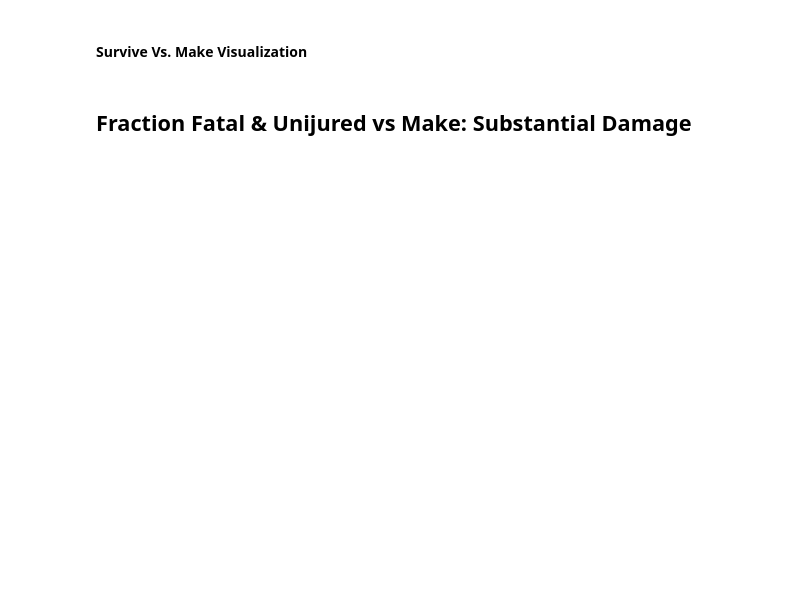
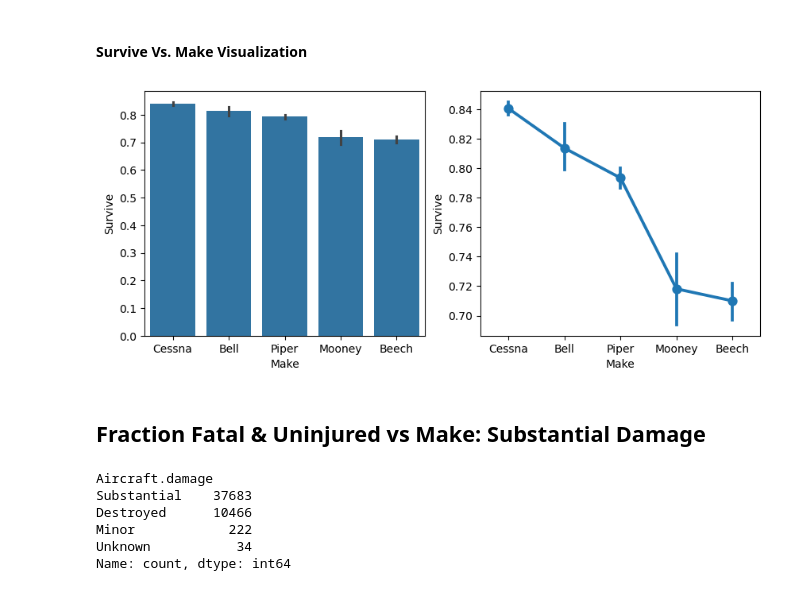
Before and after one commit to jgoett2/Phase1-Airplane-Zach-Jeff, a Jupyter notebook: Analysis.ipynb, the cells around one changed output. Saved outputs shown, nothing was run; the diff lists cells and outputs as text; code cells hidden in the pictures; blank space fills up the shorter version.

Commit message:
Updated Analysis and added images

```diff
--- a/Analysis.ipynb
+++ b/Analysis.ipynb
@@ -3,2 +8,4 @@
 # %% [markdown]
 #### Read in clean data
+# %%
+df = pd.read_csv("Data/AviationDataClean.csv");
@@ -5,4 +26,22 @@
 # %% [markdown]
 #### Survive Vs. Make Visualization
+# %%
+fig, ax = plt.subplots(1,2, figsize = (10,4))
+
+sns.barplot(data=df, x='Make', y = 'Survive', ax = ax[0], order=df[["Make","Survive"]].groupby("Make").mean().sort_values("Survive",ascending=False).index)
+sns.pointplot(data=df, x='Make', y = 'Survive', order=df[["Make","Survive"]].groupby("Make").mean().sort_values("Survive",ascending=False).index, ax = ax[1])
+
+fig.savefig("Images/SurviveMake")
+# %% [output]
+[figure, added]
 # %% [markdown]
-## Fraction Fatal & Unijured vs Make: Substantial Damage
+## Fraction Fatal & Uninjured vs Make: Substantial Damage
+# %%
+df["Aircraft.damage"].value_counts()
+# %% [output]
+Aircraft.damage
+Substantial    37683
+Destroyed      10466
+Minor            222
+Unknown           34
+Name: count, dtype: int64
```
Also changed, not shown: parts of 14 cells of this notebook, 5 other files.
